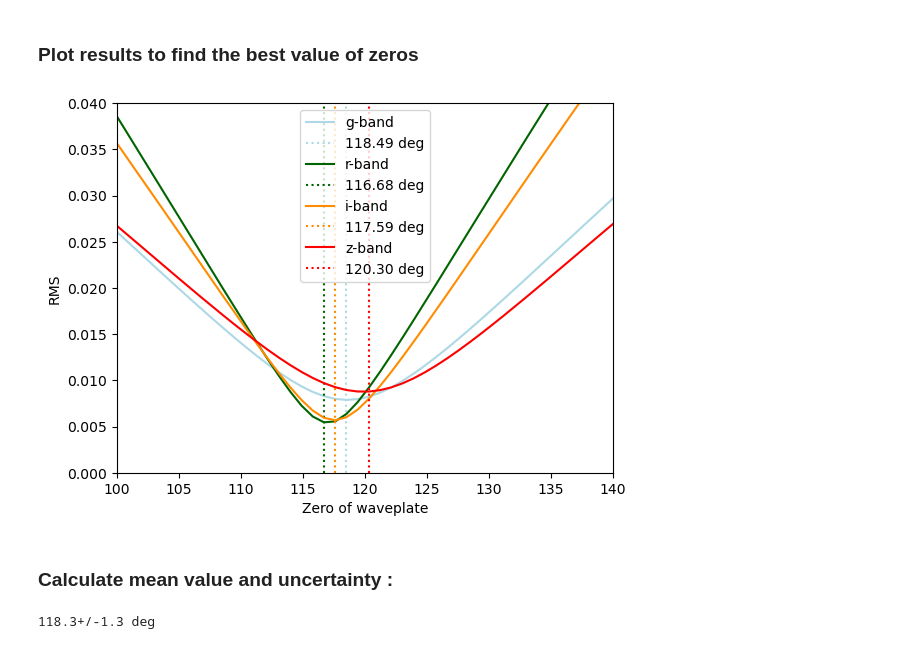
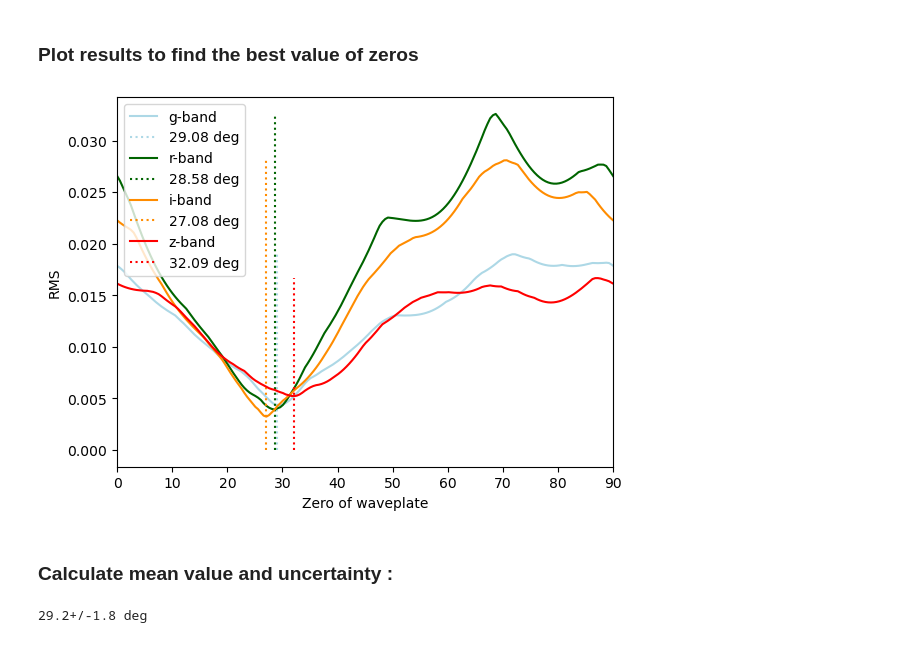
Before and after one commit to edermartioli/sparc4-pipeline, a Jupyter notebook: notebooks/sp4_calibrate_zero_from_circular_std.ipynb, the cells around one changed output. Saved outputs shown, nothing was run; the diff lists cells and outputs as text; code cells hidden in the pictures.

```diff
--- a/notebooks/sp4_calibrate_zero_from_circular_std.ipynb
+++ b/notebooks/sp4_calibrate_zero_from_circular_std.ipynb
@@ -39,7 +39,7 @@ for ch in range(1,5) :
 ### Plot stack to visually identify target index:
 # %%
 # set channel: 1 (g-band), 2 (r-band), 3 (i-band), or 4 (z-band)
-channel = 1
+channel = 2
 
 # plot stack to check the stack image of the field and detected sources:
 s4plt.plot_sci_polar_frame(s4[channel-1])
@@ -49,7 +49,7 @@ s4plt.plot_sci_polar_frame(s4[channel-1])
 ### Set index and make a first plot of the polarimetry:
 # %%
 source_index = 4 # set target index
-zero_guess = 120 # set zero of waveplate, in degrees
+zero_guess = 30 # set zero of waveplate, in degrees
 
 # get polarimetry results for the selected channel, source, and zero value:
 pol_results = s4pipelib.get_polarimetry_results(p4[channel-1],
@@ -74,7 +74,7 @@ pol_results = s4pipelib.get_polarimetry_results(p4[channel-1],
 # %% [markdown]
 ### Select sampling of trial zeros, and set variables
 # %%
-zeros = np.linspace(0, 180, num=200) # set array of trial zeros
+zeros = np.linspace(0, 180, num=360) # set array of trial zeros
 mask = zeros < 200 # mask values to avoid double minima when full range is 360 deg
 rms = [np.array([]), np.array([]), np.array([]), np.array([])]
 imin = [None, None, None, None]
@@ -112,28 +112,30 @@ for ch in range(1,5) :
 # %% [markdown]
 ### Plot results to find the best value of zeros
 # %%
+mask = zeros < 90 # mask values to avoid double minima when full range is 360 deg
+
 min_zeros = np.array([])
 for ch in range(1,5) :
     imin[ch-1] = np.argmin(rms[ch-1][mask])
 
     min_zero = zeros[mask][imin[ch-1]]
     min_zeros = np.append(min_zeros,min_zero)
 
     plt.plot(zeros,rms[ch-1],color=colors[ch-1],label="{}-band".format(bands[ch-1]))
     plt.vlines(min_zero, 0, np.max(rms[ch-1]), ls=":", color=colors[ch-1], label="{:.2f} deg".format(min_zero))
 
-plt.xlim(100,140)
-plt.ylim(0,0.04)
+plt.xlim(0,90)
+#plt.ylim(0,0.04)
 plt.xlabel("Zero of waveplate")
 plt.ylabel("RMS")
 plt.legend()
 plt.show()
 # %% [output]
-[figure, old version]
+[figure, new version]
 # %% [markdown]
 ### Calculate mean value and uncertainty  :
 # %%
 final_zero = ufloat(np.mean(min_zeros), np.std(min_zeros))
 print("{} deg".format(final_zero))
 # %% [output]
-118.3+/-1.3 deg
+29.2+/-1.8 deg
```
Also changed, not shown: parts of 3 cells of this notebook.
